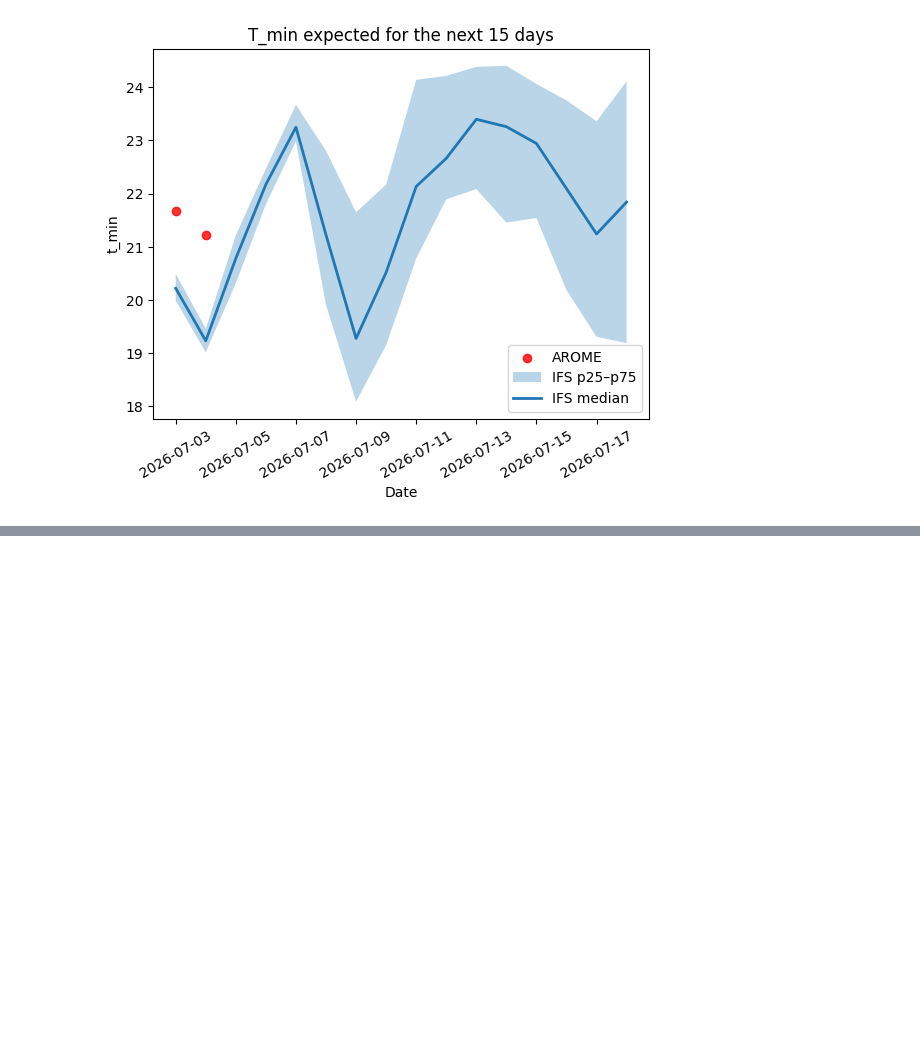
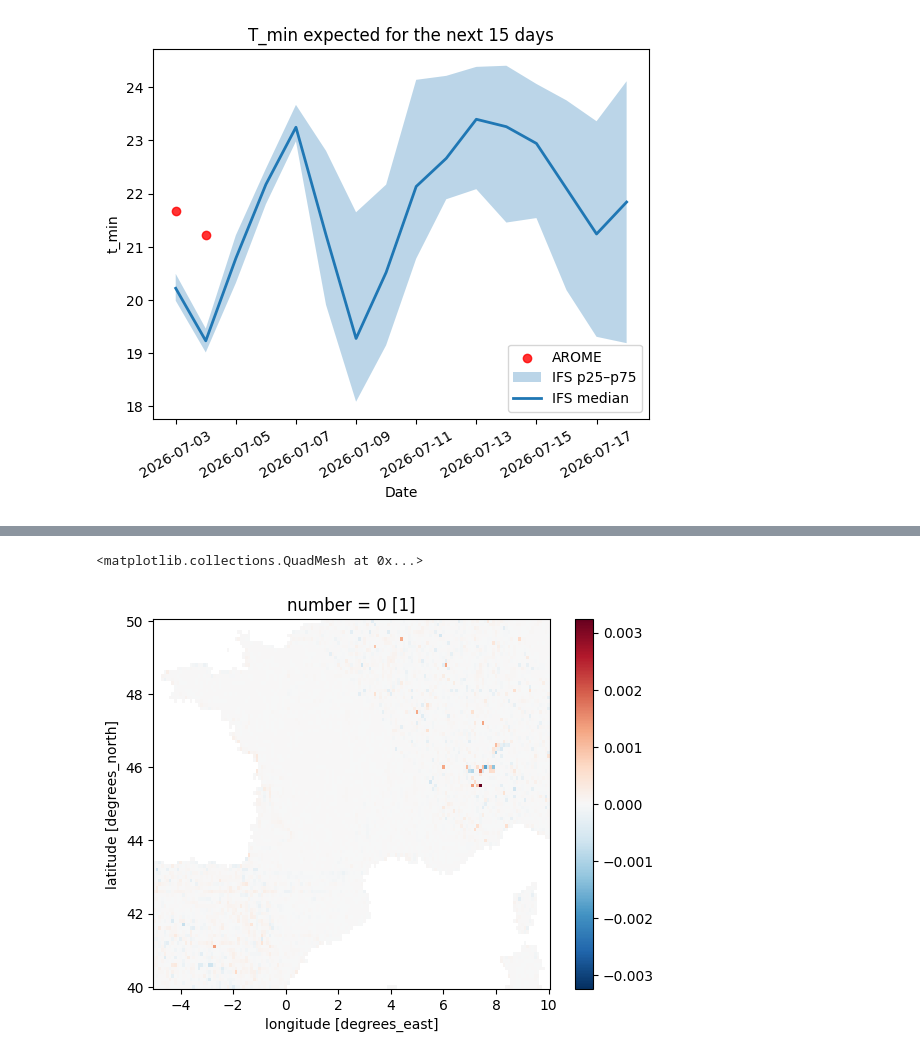
Before and after one commit to Catmosphere314/IrriGator, a Jupyter notebook: notebook/ZZ_meteohelper.ipynb, the cells around one changed output, grey strips where cells are left out. Drawn from its saved outputs; the diff is of its cells as text; code cells hidden in the pictures; blank space fills up the shorter version.

```diff
--- a/notebook/ZZ_meteohelper.ipynb
+++ b/notebook/ZZ_meteohelper.ipynb
@@ -198,0 +352,9 @@ plot_covariate(arome_df=arome_df, ifs_df=ifs_df, ax=ax, covariate="t_min")
+# %%
+era5_rad = xr.open_dataset("/home/mbaldacchino/data/era5_radiation.nc")
+fal = era5_rad.fal.resample({"valid_time": "1D"}).mean(skipna=True)
+alpha_eff = 1 - era5_rad["ssr"] / era5_rad["ssrd"]
+alpha_eff = alpha_eff.resample({"valid_time": "1D"}).mean(skipna=True)
+(alpha_eff - fal).mean("valid_time").plot()
+# %% [output]
+<matplotlib.collections.QuadMesh at 0x...>
+[figure, added]
```
Also changed, not shown: parts of 9 cells of this notebook, 1 other file.
